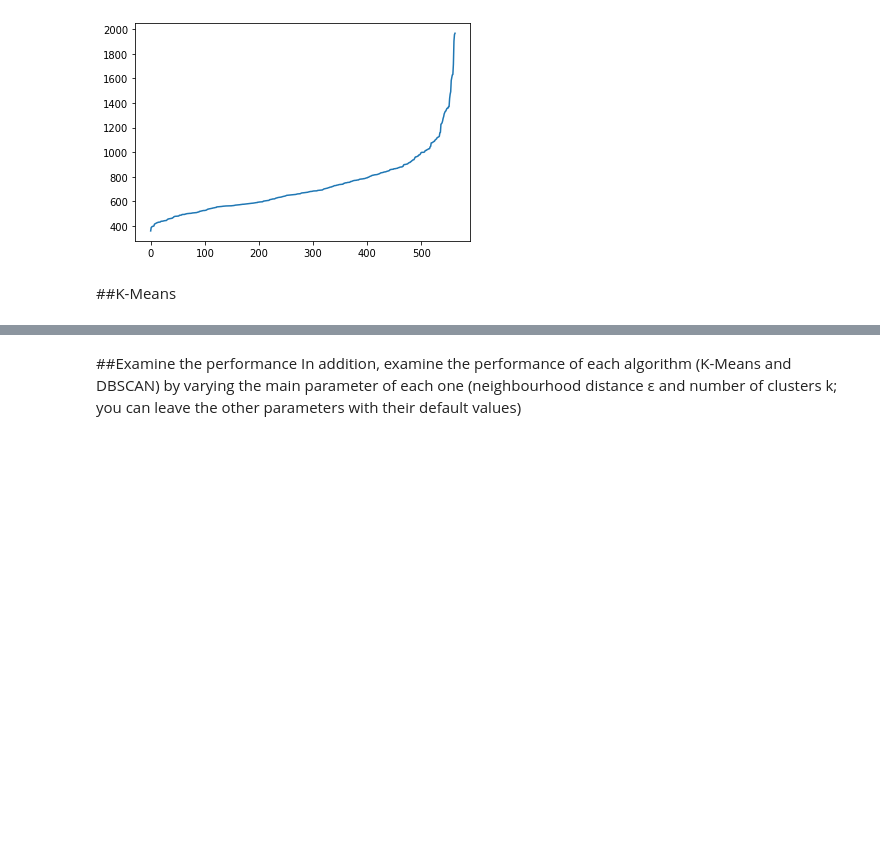
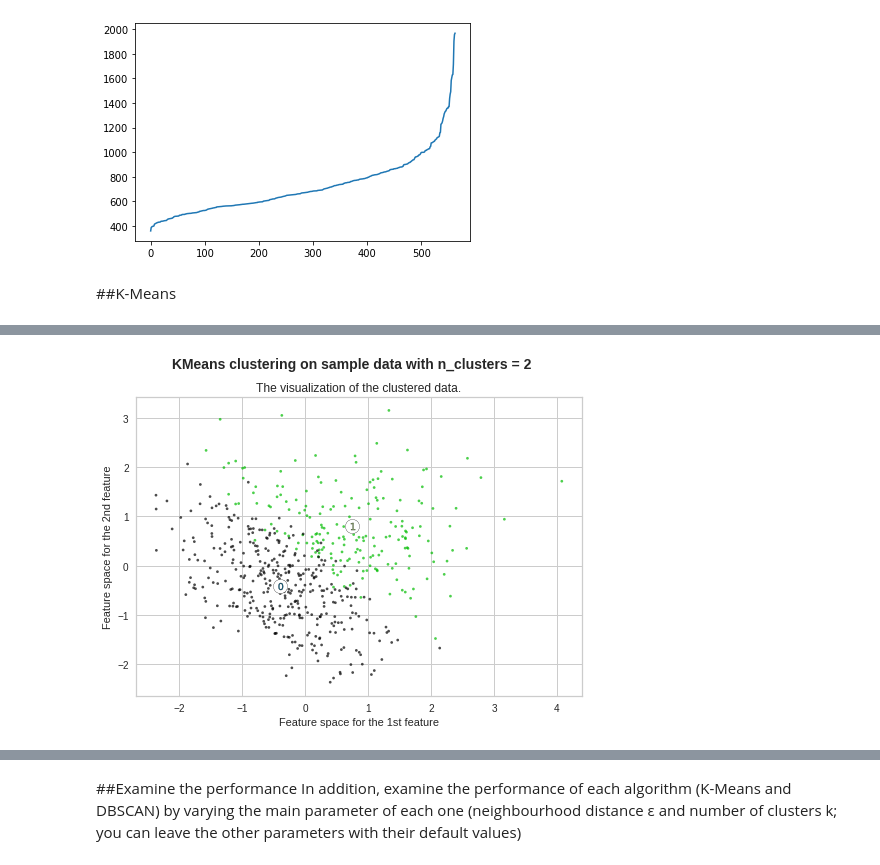
Before and after one commit to Migaalee/machine_learning, a Jupyter notebook: Assigment2_AA.ipynb, the cells around one changed output, grey strips where cells are left out. Cells and saved outputs as stored; diff of their text form; code cells hidden in the pictures; blank space fills up the shorter version.

```diff
--- a/Assigment2_AA.ipynb
+++ b/Assigment2_AA.ipynb
@@ -425,0 +564,83 @@ plt.plot(distances)
+# %%
+
+range_n_clusters = np.arange(2,9)
+
+for n_clusters in range_n_clusters:
+    # Create a subplot with 1 row and 2 columns
+    fig2, ax2 = plt.subplots()
+    fig.set_size_inches(18, 7)
+
+    # Initialize the clusterer with n_clusters value and a random generator
+    # seed of 10 for reproducibility.
+    clusterer = KMeans(n_clusters=n_clusters, random_state=10)
+    cluster_labels = clusterer.fit_predict(X)
+
+
+    # The silhouette_score gives the average value for all the samples.
+    # This gives a perspective into the density and separation of the formed
+    # clusters
+    silhouette_avg = silhouette_score(X, cluster_labels)
+
+   # true_y = y[y['y'] > 0].to_numpy().flatten()
+   #pred_y = cluster_labels[y_values!=0].reshape(-1,1)
+
+
+    adj_rand_score = adjusted_rand_score(y_values.flatten(), cluster_labels)
+
+
+   # y_evaluated = y[y['y'] > 0]
+
+   # tn, fp, fn, tp = confusion_matrix(true_y, pred_y)
+
+
+    #true_y=y_evaluated.to_numpy().flatten()
+
+    #pred = pred_y[y_values!=0]
+    #label = labels[labels!=0].reshape(-1,1)
+    #pred = predictions[labels!=0].reshape(-1,1)
+
+
+    print(
+        "For n =",
+        n_clusters,"|",
+        "The avg silhouette_score:",
+        np.round(silhouette_avg,3), "|",
+        "Adjusted rand score:",
+        np.round(adj_rand_score,3)
+    )
+
+    # Plot showing the actual clusters formed
+    colors = cm.nipy_spectral(cluster_labels.astype(float) / n_clusters)
+    ax2.scatter(
+        X[:, 0], X[:, 1], marker=".", s=30, lw=0, alpha=0.7, c=colors, edgecolor="k"
+    )
+
+    # Labeling the clusters
+    centers = clusterer.cluster_centers_
+    # Draw white circles at cluster centers
+    ax2.scatter(
+        centers[:, 0],
+        centers[:, 1],
+        marker="o",
+        c="white",
+        alpha=1,
+        s=200,
+        edgecolor="k",
+    )
+
+    for i, c in enumerate(centers):
+        ax2.scatter(c[0], c[1], marker="$%d$" % i, alpha=1, s=50, edgecolor="k")
+
+    ax2.set_title("The visualization of the clustered data.")
+    ax2.set_xlabel("Feature space for the 1st feature")
+    ax2.set_ylabel("Feature space for the 2nd feature")
+
+    plt.suptitle(
+        "KMeans clustering on sample data with n_clusters = %d"
+        % n_clusters,
+        fontsize=14,
+        fontweight="bold",
+    )
+
+plt.show()
+# %% [output]
@@ -425,0 +654 @@ plt.plot(distances)
+[figure, added]
```
Also changed, not shown: parts of 27 cells of this notebook.
